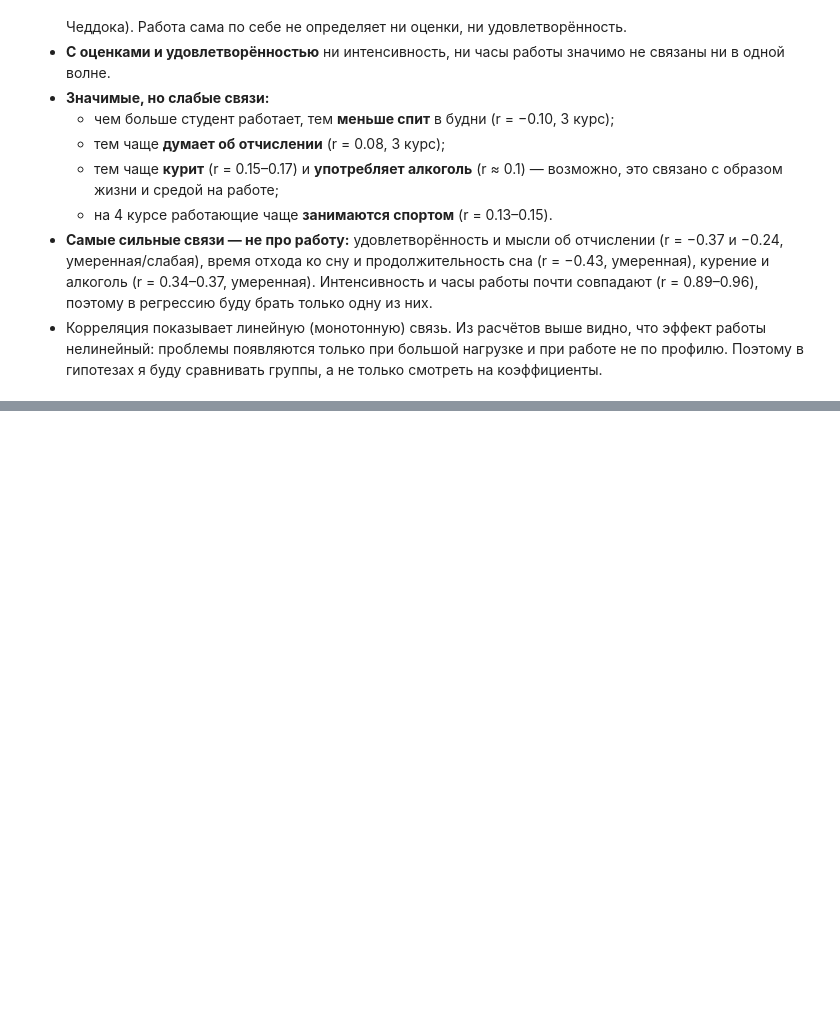
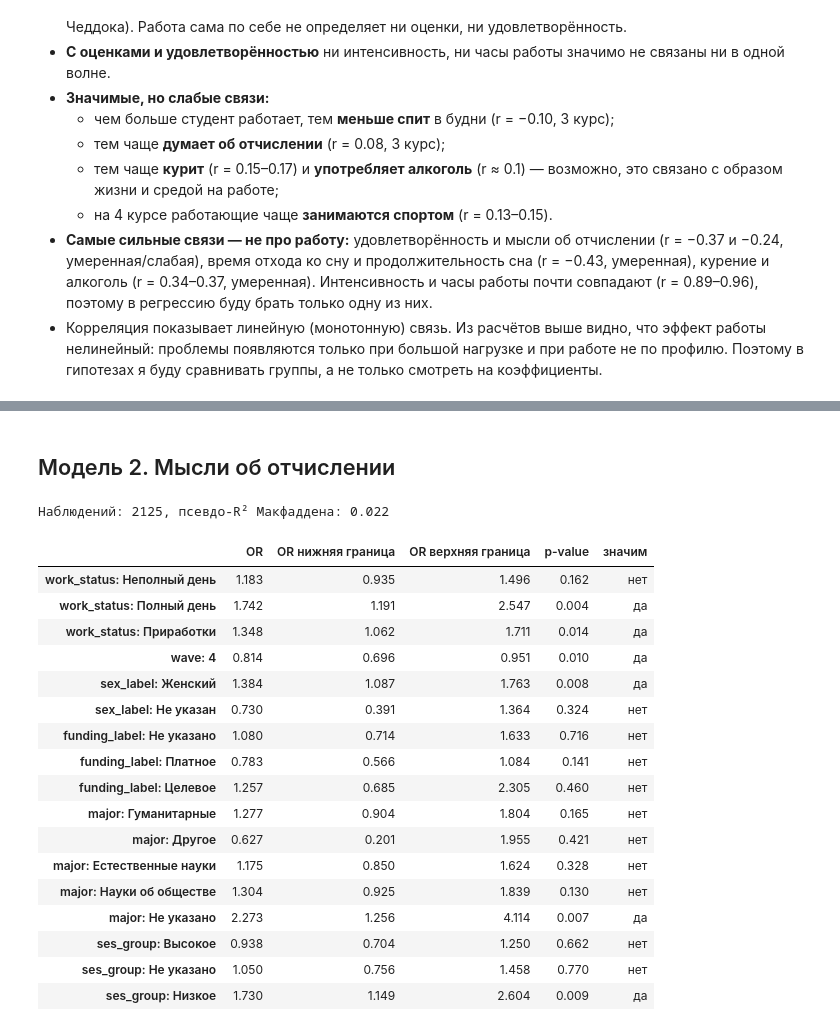
Before and after one commit to petushok08/Higher-Education-Research-Hackathon-2026, a Jupyter notebook: students_work_study_analysis.ipynb, the cells around one changed output, grey strips where cells are left out. Saved outputs shown, nothing was run; the diff lists cells and outputs as text; code cells hidden in the pictures; blank space fills up the shorter version.

```diff
--- a/students_work_study_analysis.ipynb
+++ b/students_work_study_analysis.ipynb
@@ -2337,0 +2885,26 @@ work_correlations[work_correlations['значима (p < 0.05)'] == 'да']
+# %% [markdown]
+## Модель 2. Мысли об отчислении
+# %%
+model_dropout = fit_logit(f'dropout_thoughts ~ {work_term} + {controls}', df_long, 'dropout_thoughts')
+dropout_or = odds_ratio_table(model_dropout)
+dropout_or
+# %% [output]
+Наблюдений: 2125, псевдо-R² Макфаддена: 0.022
+|  | OR | OR нижняя граница | OR верхняя граница | p-value | значим |
+| work_status: Неполный день | 1.183 | 0.935 | 1.496 | 0.162 | нет |
+| work_status: Полный день | 1.742 | 1.191 | 2.547 | 0.004 | да |
+| work_status: Приработки | 1.348 | 1.062 | 1.711 | 0.014 | да |
+| wave: 4 | 0.814 | 0.696 | 0.951 | 0.010 | да |
+| sex_label: Женский | 1.384 | 1.087 | 1.763 | 0.008 | да |
+| sex_label: Не указан | 0.730 | 0.391 | 1.364 | 0.324 | нет |
+| funding_label: Не указано | 1.080 | 0.714 | 1.633 | 0.716 | нет |
+| funding_label: Платное | 0.783 | 0.566 | 1.084 | 0.141 | нет |
+| funding_label: Целевое | 1.257 | 0.685 | 2.305 | 0.460 | нет |
+| major: Гуманитарные | 1.277 | 0.904 | 1.804 | 0.165 | нет |
+| major: Другое | 0.627 | 0.201 | 1.955 | 0.421 | нет |
+| major: Естественные науки | 1.175 | 0.850 | 1.624 | 0.328 | нет |
+| major: Науки об обществе | 1.304 | 0.925 | 1.839 | 0.130 | нет |
+| major: Не указано | 2.273 | 1.256 | 4.114 | 0.007 | да |
+| ses_group: Высокое | 0.938 | 0.704 | 1.250 | 0.662 | нет |
+| ses_group: Не указано | 1.050 | 0.756 | 1.458 | 0.770 | нет |
+| ses_group: Низкое | 1.730 | 1.149 | 2.604 | 0.009 | да |
```
Also changed, not shown: parts of 58 cells of this notebook, 2 other files.
